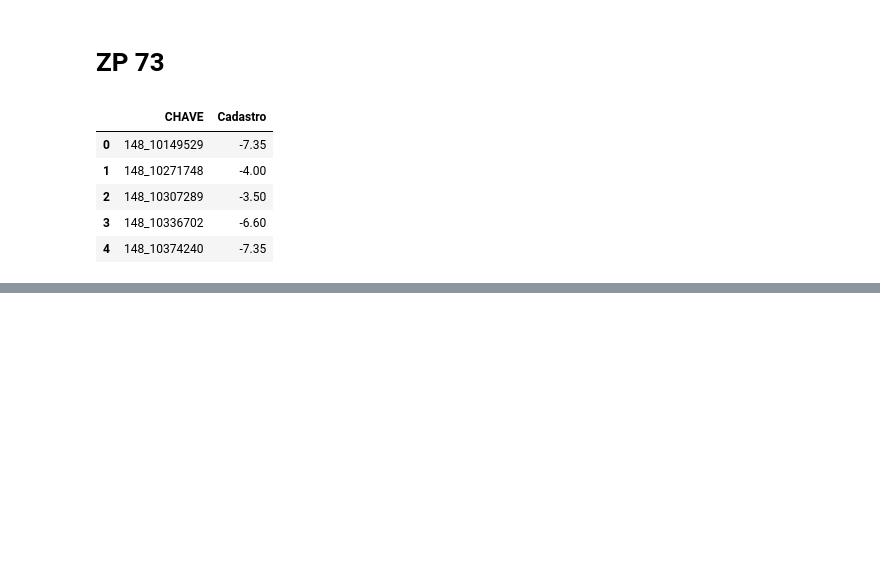
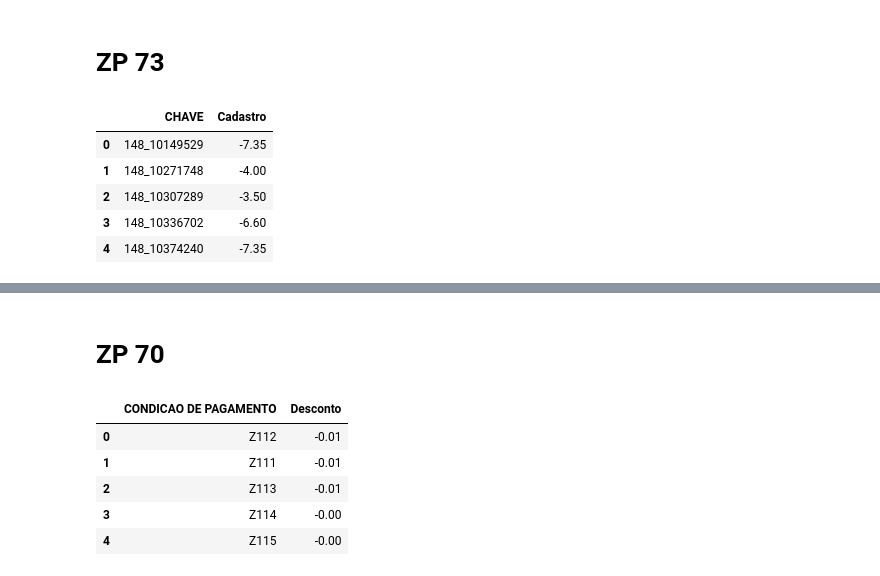
Before and after one commit to mxmluccamars/srm_valoracao, a Jupyter notebook: scripts/main.ipynb, the cells around one changed output, grey strips where cells are left out. Cells and saved outputs as stored; diff of their text form; code cells hidden in the pictures; blank space fills up the shorter version.

```diff
--- a/scripts/main.ipynb
+++ b/scripts/main.ipynb
@@ -836 +836,25 @@ Tempo de execução ZP73: 0.86 segundos
 Soma total da coluna ZP73: -427.0213
+# %% [markdown]
+# ZP 70
+# %%
+# ZP 70
+tipos_colunas = {'CONDICAO DE PAGAMENTO' : str, 'Desconto': float}
+
+colunas = ['CONDICAO DE PAGAMENTO', 'Desconto']
+
+df_zp70 = pd.read_excel('../data/Arquivos/ZP70.xlsx',
+                        header=0,
+                        usecols=colunas,
+                        dtype=tipos_colunas,
+                        engine='calamine')
+
+df_zp70['Desconto'] = df_zp70['Desconto'].round(2)
+
+df_zp70.head()
+# %% [output]
+|  | CONDICAO DE PAGAMENTO | Desconto |
+| 0 | Z112 | -0.01 |
+| 1 | Z111 | -0.01 |
+| 2 | Z113 | -0.01 |
+| 3 | Z114 | -0.00 |
+| 4 | Z115 | -0.00 |
```
Also changed, not shown: parts of 10 cells of this notebook.
